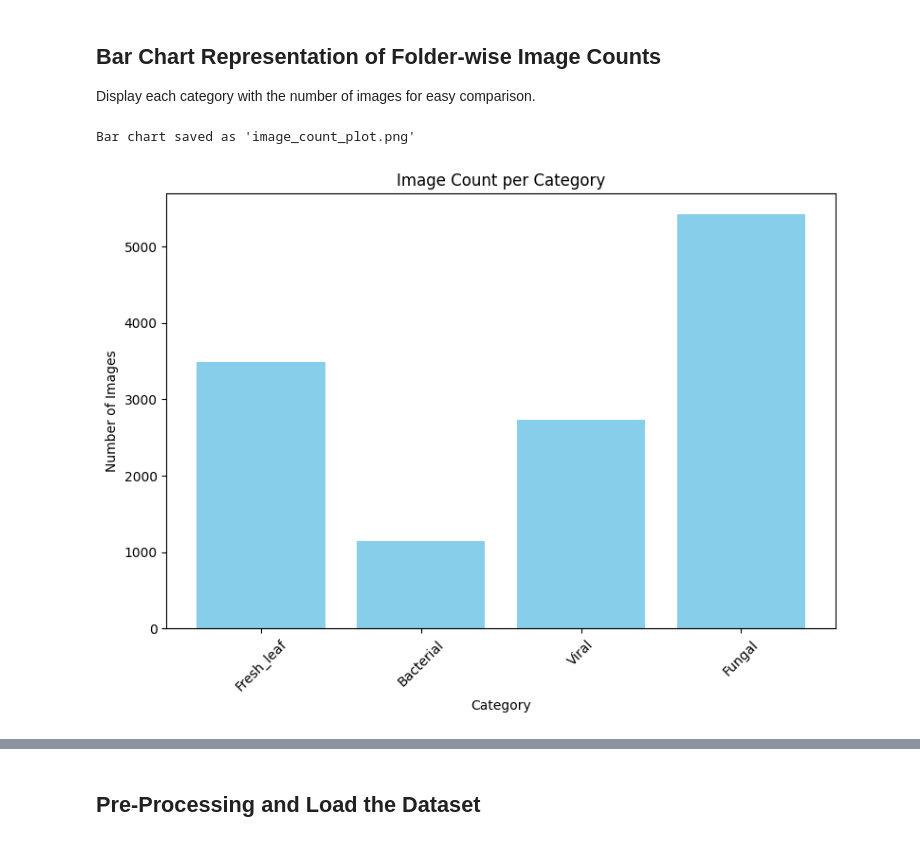
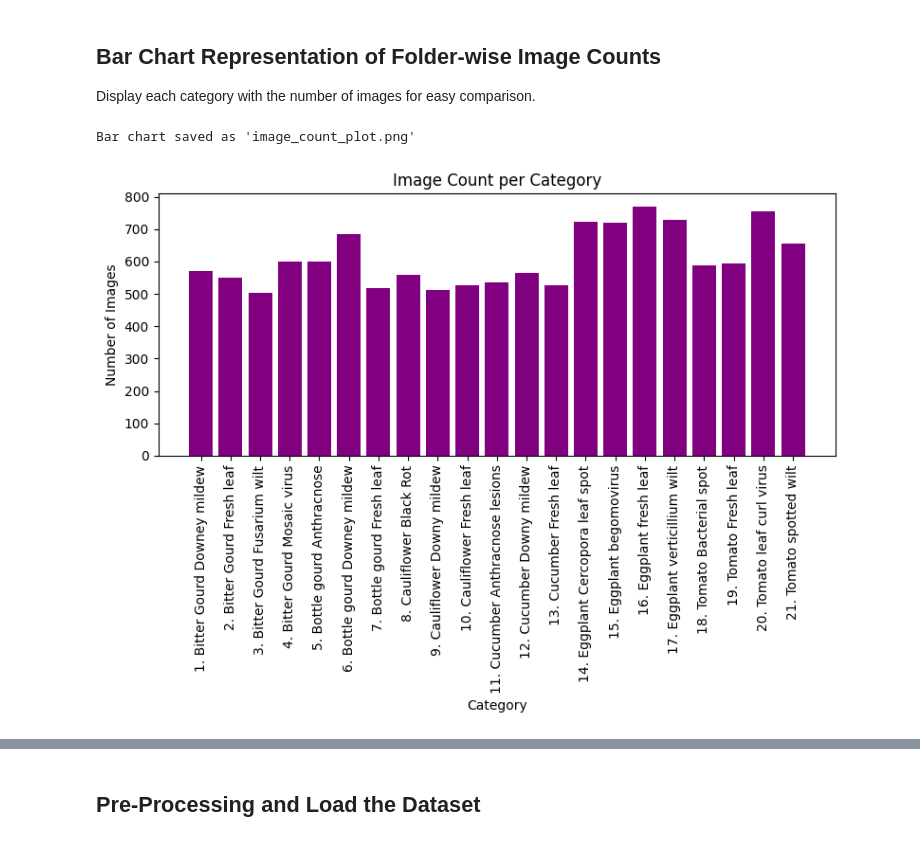
Before and after one commit to sanjana514/CSE366_Project, a Jupyter notebook: CSE366-project.ipynb, the cells around one changed output, grey strips where cells are left out. Saved outputs shown, nothing was run; the diff lists cells and outputs as text; code cells hidden in the pictures.

Commit message:
Kaggle Notebook | CSE366-Project | Version 8

```diff
--- a/CSE366-project.ipynb
+++ b/CSE366-project.ipynb
@@ -157,23 +151,42 @@ Total images across all categories: 12786 images
 ## Bar Chart Representation of Folder-wise Image Counts
 Display each category with the number of images for easy comparison.
 # %%
+import os
+from pathlib import Path
 import matplotlib.pyplot as plt
 
-# Create a bar chart for image counts
+# Output directory (where the 21 folders are located)
+output_root_dir = "/kaggle/working/project"
+
+# Image extensions
+image_extensions = {'.jpg', '.jpeg', '.png', '.bmp', '.gif'}
+
+# Count images and prepare data for plotting
+image_counts = {}
+for index, folder in enumerate(sorted(os.listdir(output_root_dir)), 1):
+    folder_path = os.path.join(output_root_dir, folder)
+    if os.path.isdir(folder_path):
+        image_count = sum(1 for item in os.listdir(folder_path)
+                         if os.path.isfile(os.path.join(folder_path, item))
+                         and Path(item).suffix.lower() in image_extensions)
+        image_counts[f"{index}. {folder}"] = image_count
+
+# Create bar chart
 plt.figure(figsize=(8, 6))
-plt.bar(image_counts.keys(), image_counts.values(), color='skyblue')
+plt.bar(image_counts.keys(), image_counts.values(), color='purple')
 plt.title("Image Count per Category")
 plt.xlabel("Category")
 plt.ylabel("Number of Images")
-plt.xticks(rotation=45)
+plt.xticks(rotation=90)  # Changed rotation to 90 for vertical labels
 plt.tight_layout()
 
 # Save the plot
 plt.savefig("image_count_plot.png")
 print("\nBar chart saved as 'image_count_plot.png'")
+plt.show()
 # %% [output]
 Bar chart saved as 'image_count_plot.png'
-[figure, old version]
+[figure, new version]
 # %%
 !pip install git+https://github.com/jacobgil/pytorch-grad-cam.git
 
```
Also changed, not shown: parts of 18 cells of this notebook.
